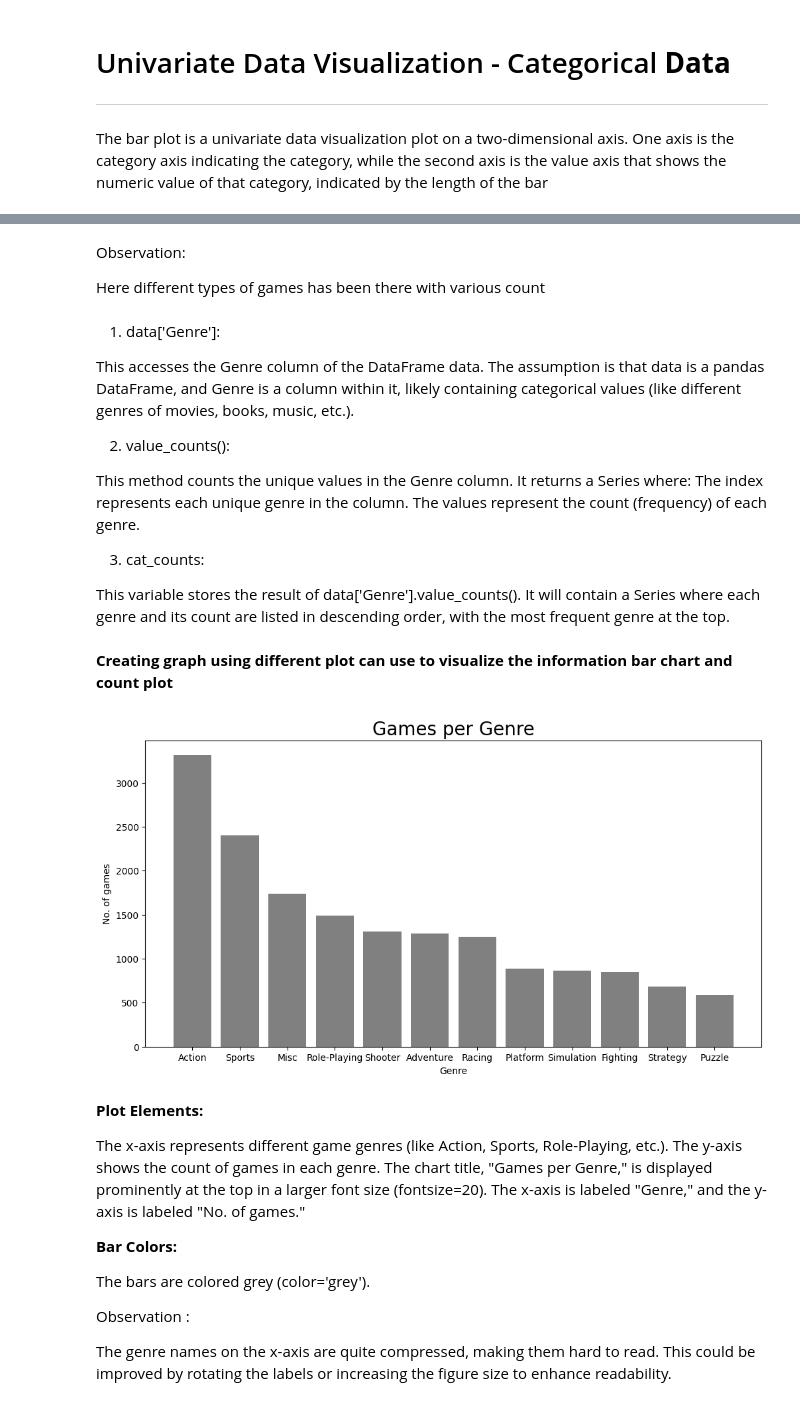
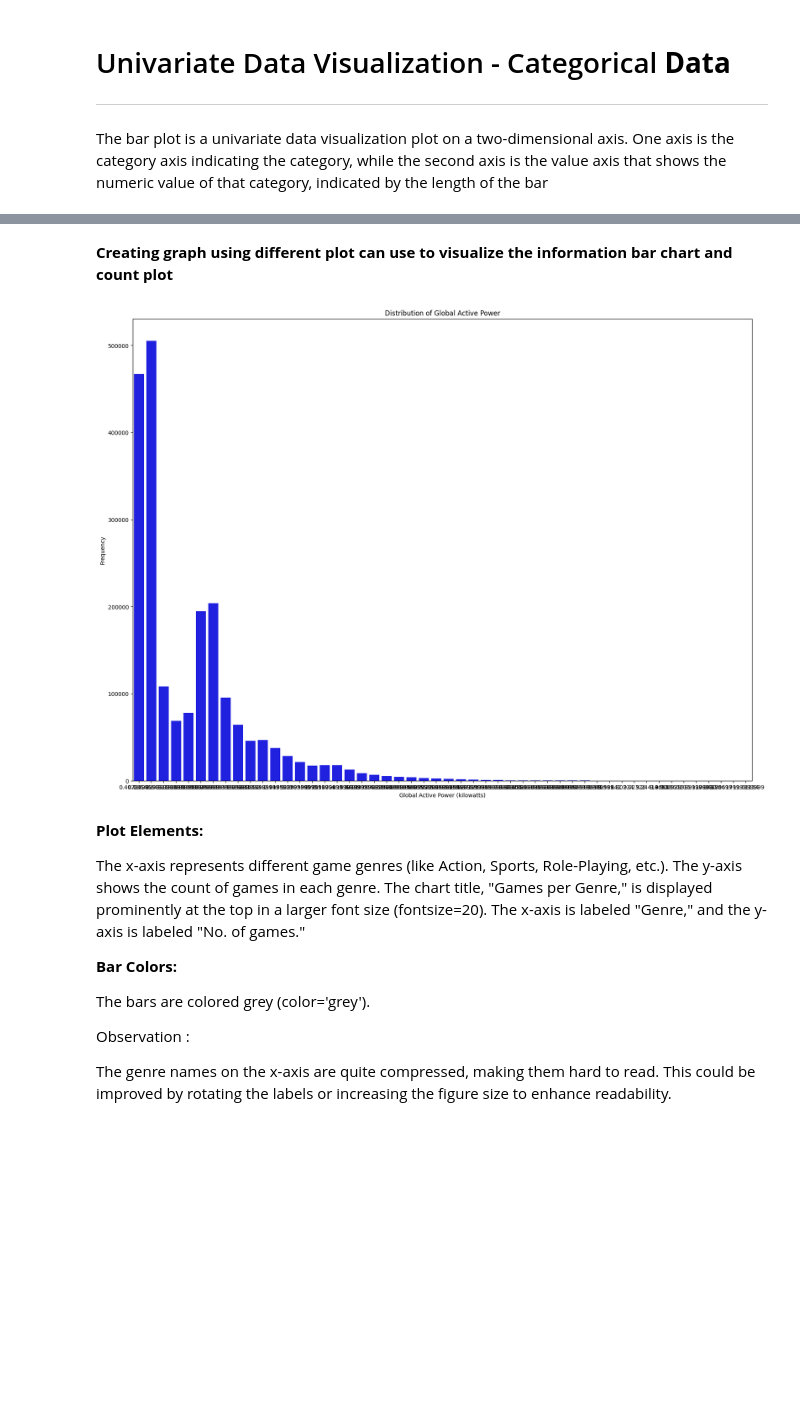
Before and after one commit to kolllurisiripavan/kolllurisiripavan, a Jupyter notebook: siripavan_ecp.ipynb, the cells around one changed output, grey strips where cells are left out. Saved outputs shown, nothing was run; the diff lists cells and outputs as text; code cells hidden in the pictures; blank space fills up the shorter version.

```diff
--- a/siripavan_ecp.ipynb
+++ b/siripavan_ecp.ipynb
@@ -347,38 +329,19 @@ dtype: int64
-# %% [markdown]
-Observation:
-
-Here different types of games has been there with various count
-# %% [markdown]
-
-
-1. data['Genre']:
-
-This accesses the Genre column of the DataFrame data. The assumption is that data is a pandas DataFrame, and Genre is a column within it, likely containing categorical values (like different genres of movies, books, music, etc.).
-
-2. value_counts():
-
-This method counts the unique values in the Genre column. It returns a Series where:
-The index represents each unique genre in the column.
-The values represent the count (frequency) of each genre.
-
-
-
-
-3.  cat_counts:
-
-This variable stores the result of data['Genre'].value_counts(). It will contain a Series where each genre and its count are listed in descending order, with the most frequent genre at the top.
 # %% [markdown]
 **Creating graph using different plot can use to visualize the information bar chart and count plot**
-# %%
-plt.figure(figsize=(12, 6))
-x_bar=cat_counts.index
-y_bar=cat_counts
-plt.xlabel('Genre')
-plt.ylabel('No. of games')
-plt.title('Games per Genre', fontsize=20)
-r = plt.bar(x_bar,y_bar, color='grey')
-# %% [output]
-[figure, removed]
+# %%
+frequencies, bins = np.histogram(df['Global_active_power'], bins=50)
+
+bin_centers = (bins[:-1] + bins[1:]) / 2
+
+plt.figure(figsize=(20,15))
+sns.barplot(x=bin_centers, y=frequencies, color='blue')
+
+plt.title('Distribution of Global Active Power')
+plt.xlabel('Global Active Power (kilowatts)')
+plt.ylabel('Frequency')
+plt.show()
+# %% [output]
+[figure, added]
 # %% [markdown]
 **Plot Elements:**
 
```
Also changed, not shown: parts of 11 cells of this notebook.
